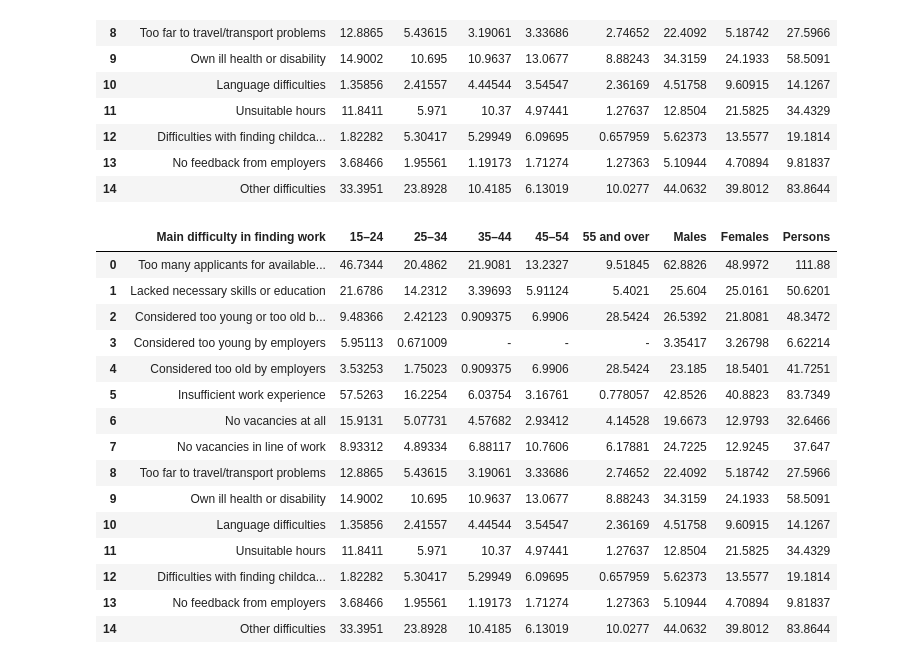
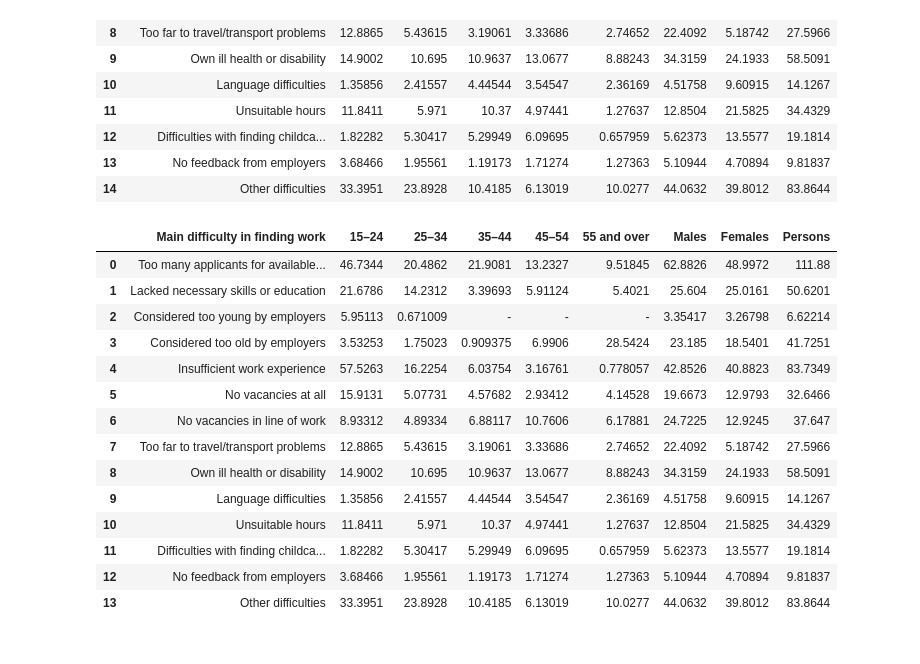
Before and after one commit to dianeyaneza/UWA-Data-Project-2-ETL-SkillsBridge, a Jupyter notebook: main_difficulty_by_age.ipynb, the cells around one changed output. Saved outputs shown, nothing was run; the diff lists cells and outputs as text; code cells hidden in the pictures.

Commit message:
Cleaned char of successful job search experience, still needs col rename

```diff
--- a/main_difficulty_by_age.ipynb
+++ b/main_difficulty_by_age.ipynb
@@ -158,22 +158,23 @@ df_clean
 | 14 | Other difficulties | 33.3951 | 23.8928 | 10.4185 | 6.13019 | 10.0277 | 44.0632 | 39.8012 | 83.8644 |
 # %%
 #Remove redundant subheading row
-df_clean.drop(index=2)
+df_clean = df_clean.drop([2])
+#Reset index
+df_clean = df_clean.reset_index(drop=True)
 df_clean
 # %% [output]
 |  | Main difficulty in finding work | 15–24 | 25–34 | 35–44 | 45–54 | 55 and over | Males | Females | Persons |
 | 0 | Too many applicants for available... | 46.7344 | 20.4862 | 21.9081 | 13.2327 | 9.51845 | 62.8826 | 48.9972 | 111.88 |
 | 1 | Lacked necessary skills or education | 21.6786 | 14.2312 | 3.39693 | 5.91124 | 5.4021 | 25.604 | 25.0161 | 50.6201 |
-| 2 | Considered too young or too old b... | 9.48366 | 2.42123 | 0.909375 | 6.9906 | 28.5424 | 26.5392 | 21.8081 | 48.3472 |
-| 3 | Considered too young by employers | 5.95113 | 0.671009 | - | - | - | 3.35417 | 3.26798 | 6.62214 |
-| 4 | Considered too old by employers | 3.53253 | 1.75023 | 0.909375 | 6.9906 | 28.5424 | 23.185 | 18.5401 | 41.7251 |
-| 5 | Insufficient work experience | 57.5263 | 16.2254 | 6.03754 | 3.16761 | 0.778057 | 42.8526 | 40.8823 | 83.7349 |
-| 6 | No vacancies at all | 15.9131 | 5.07731 | 4.57682 | 2.93412 | 4.14528 | 19.6673 | 12.9793 | 32.6466 |
-| 7 | No vacancies in line of work | 8.93312 | 4.89334 | 6.88117 | 10.7606 | 6.17881 | 24.7225 | 12.9245 | 37.647 |
-| 8 | Too far to travel/transport problems | 12.8865 | 5.43615 | 3.19061 | 3.33686 | 2.74652 | 22.4092 | 5.18742 | 27.5966 |
-| 9 | Own ill health or disability | 14.9002 | 10.695 | 10.9637 | 13.0677 | 8.88243 | 34.3159 | 24.1933 | 58.5091 |
-| 10 | Language difficulties | 1.35856 | 2.41557 | 4.44544 | 3.54547 | 2.36169 | 4.51758 | 9.60915 | 14.1267 |
-| 11 | Unsuitable hours | 11.8411 | 5.971 | 10.37 | 4.97441 | 1.27637 | 12.8504 | 21.5825 | 34.4329 |
-| 12 | Difficulties with finding childca... | 1.82282 | 5.30417 | 5.29949 | 6.09695 | 0.657959 | 5.62373 | 13.5577 | 19.1814 |
-| 13 | No feedback from employers | 3.68466 | 1.95561 | 1.19173 | 1.71274 | 1.27363 | 5.10944 | 4.70894 | 9.81837 |
-| 14 | Other difficulties | 33.3951 | 23.8928 | 10.4185 | 6.13019 | 10.0277 | 44.0632 | 39.8012 | 83.8644 |
+| 2 | Considered too young by employers | 5.95113 | 0.671009 | - | - | - | 3.35417 | 3.26798 | 6.62214 |
+| 3 | Considered too old by employers | 3.53253 | 1.75023 | 0.909375 | 6.9906 | 28.5424 | 23.185 | 18.5401 | 41.7251 |
+| 4 | Insufficient work experience | 57.5263 | 16.2254 | 6.03754 | 3.16761 | 0.778057 | 42.8526 | 40.8823 | 83.7349 |
+| 5 | No vacancies at all | 15.9131 | 5.07731 | 4.57682 | 2.93412 | 4.14528 | 19.6673 | 12.9793 | 32.6466 |
+| 6 | No vacancies in line of work | 8.93312 | 4.89334 | 6.88117 | 10.7606 | 6.17881 | 24.7225 | 12.9245 | 37.647 |
+| 7 | Too far to travel/transport problems | 12.8865 | 5.43615 | 3.19061 | 3.33686 | 2.74652 | 22.4092 | 5.18742 | 27.5966 |
+| 8 | Own ill health or disability | 14.9002 | 10.695 | 10.9637 | 13.0677 | 8.88243 | 34.3159 | 24.1933 | 58.5091 |
+| 9 | Language difficulties | 1.35856 | 2.41557 | 4.44544 | 3.54547 | 2.36169 | 4.51758 | 9.60915 | 14.1267 |
+| 10 | Unsuitable hours | 11.8411 | 5.971 | 10.37 | 4.97441 | 1.27637 | 12.8504 | 21.5825 | 34.4329 |
+| 11 | Difficulties with finding childca... | 1.82282 | 5.30417 | 5.29949 | 6.09695 | 0.657959 | 5.62373 | 13.5577 | 19.1814 |
+| 12 | No feedback from employers | 3.68466 | 1.95561 | 1.19173 | 1.71274 | 1.27363 | 5.10944 | 4.70894 | 9.81837 |
+| 13 | Other difficulties | 33.3951 | 23.8928 | 10.4185 | 6.13019 | 10.0277 | 44.0632 | 39.8012 | 83.8644 |
```
Also changed, not shown: 1 other file.
